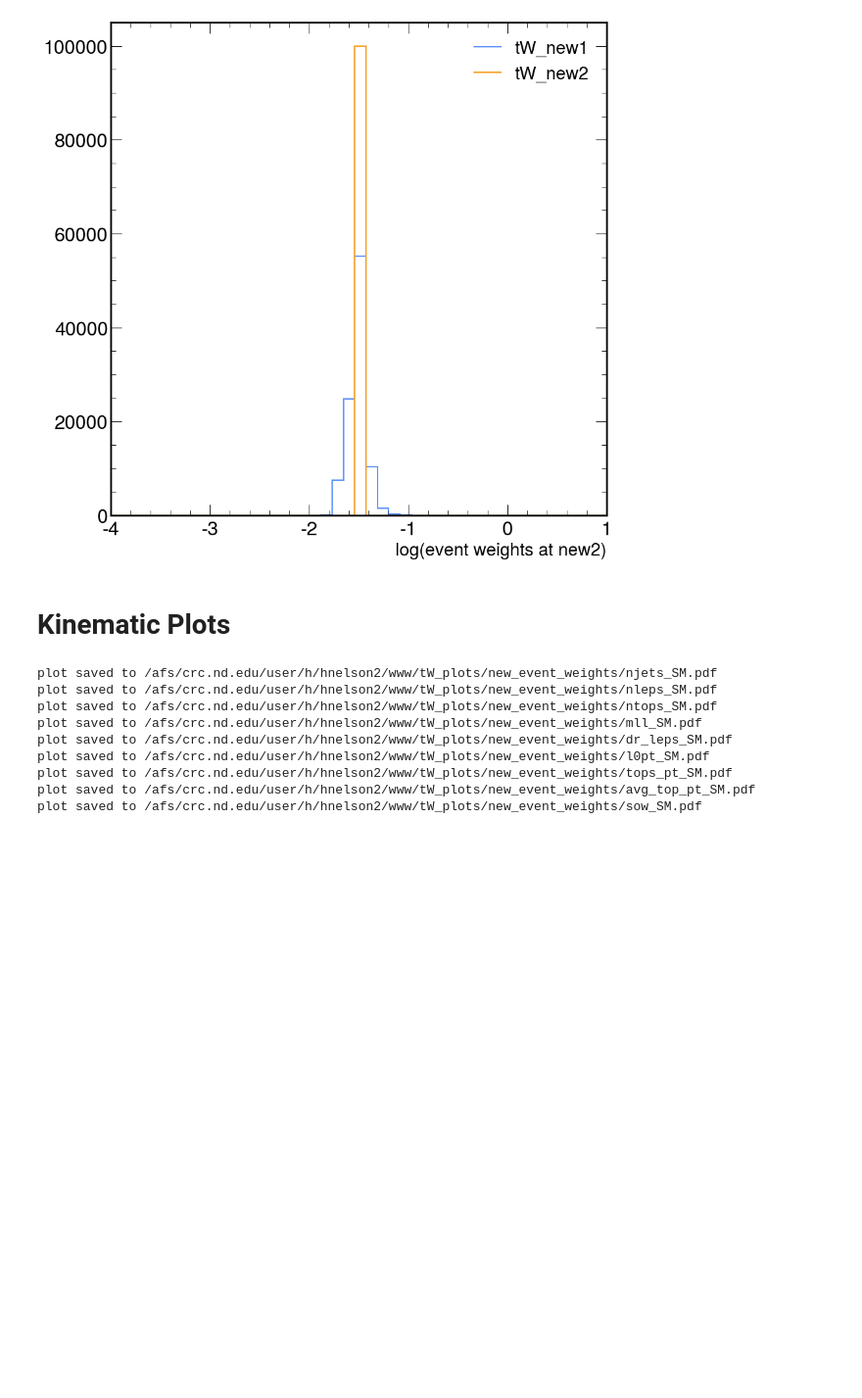
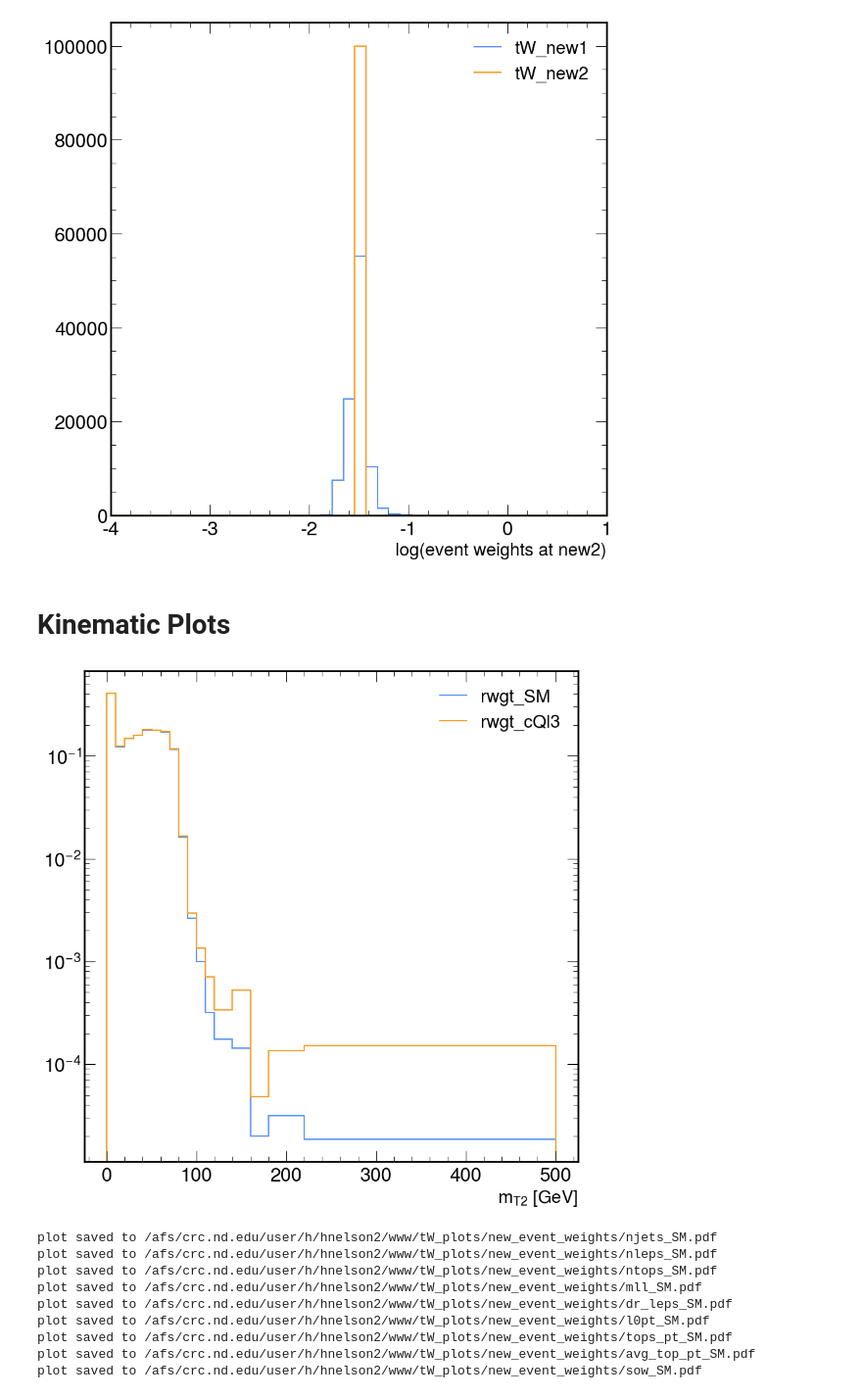
Before and after one commit to hannahbnelson/ttbarEFT, a Jupyter notebook: analysis/plotting/tW_nanogen.ipynb, the cells around one changed output. Shown at 98% size. Drawn from its saved outputs; the diff is of its cells as text; code cells hidden in the pictures; blank space fills up the shorter version.

Commit message:
working mt2 variable and updated tW plotting notebook

```diff
--- a/analysis/plotting/tW_nanogen.ipynb
+++ b/analysis/plotting/tW_nanogen.ipynb
@@ -66,10 +66,28 @@ new1_kin = utils.get_hist_from_pkl("../tW_new1_kin.pkl.gz", allow_empty=False)
 new2_kin = utils.get_hist_from_pkl("../tW_new2_kin.pkl.gz", allow_empty=False)
 powheg_kin = utils.get_hist_from_pkl("../tW_powheg_kin.pkl.gz", allow_empty=False)
 
+new1_mt2 = utils.get_hist_from_pkl("../tW_new1_mt2.pkl.gz", allow_empty=False)
+
 tWtop_powheg_kin = utils.get_hist_from_pkl("../tWtop_powheg_kin.pkl.gz", allow_empty=False)
 tWantitop_powheg_kin = utils.get_hist_from_pkl("../tWantitop_powheg_kin.pkl.gz", allow_empty=False)
 # %%
 outpath = "/afs/crc.nd.edu/user/h/hnelson2/www/tW_plots/new_event_weights/"
+# %%
+hSM = new1_mt2['mt2'].as_hist({})
+h1 = new1_mt2['mt2'].as_hist({'cQl3':1.0})
+# h2 = new1_mt2['mt2'].as_hist({'cleQt1Re':10.0})
+# %%
+# h1 = new1_mt2['mt2'].as_hist({})
+fig, ax = plt.subplots()
+hSM.plot1d(histtype="step", ax=ax, stack=False, yerr=False, label="rwgt_SM")
+h1.plot1d(histtype="step", ax=ax, stack=False, yerr=False, label="rwgt_cQl3")
+# h2.plot1d(histtype="step", ax=ax, stack=False, yerr=False, label="rwgt_cleQt1Re")
+ax.legend(loc='upper right')
+ax.set_yscale('log')
+
+fig.show()
+# %% [output]
+[figure, added]
 # %%
 """
 Create a dictionary of histograms that are two existing histEFTs summed together bin-wise.
```
Also changed, not shown: parts of 1 cell of this notebook, 2 other files.
